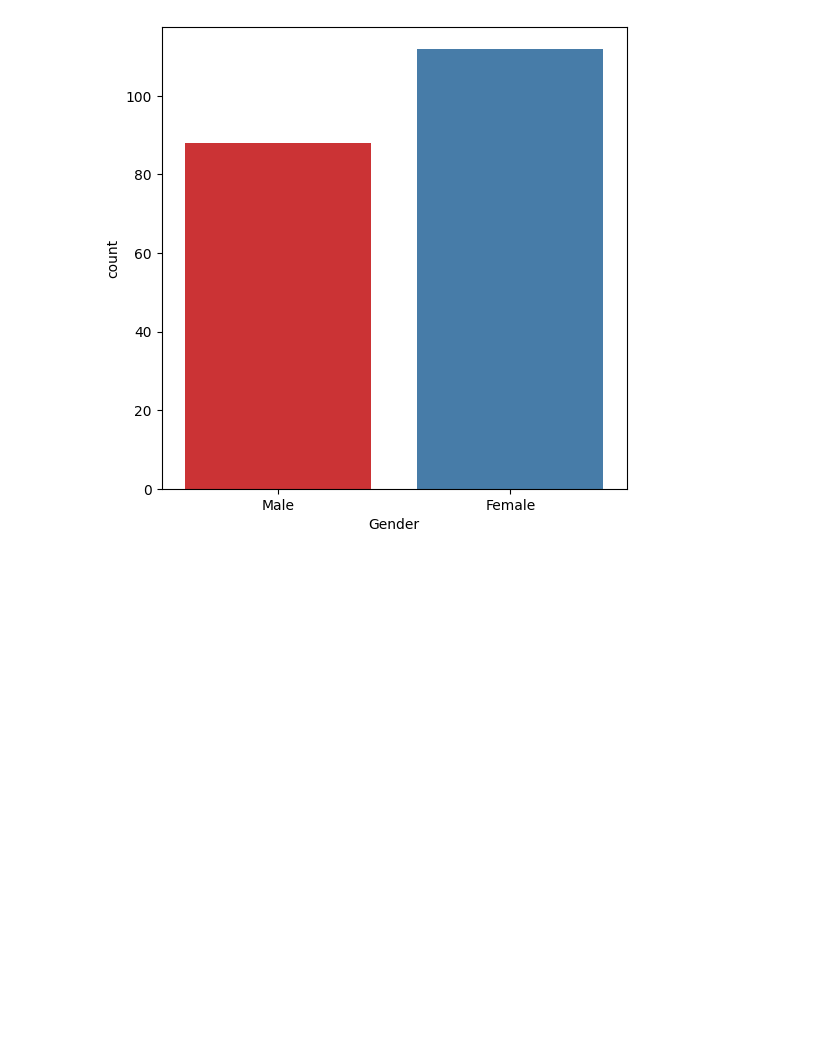
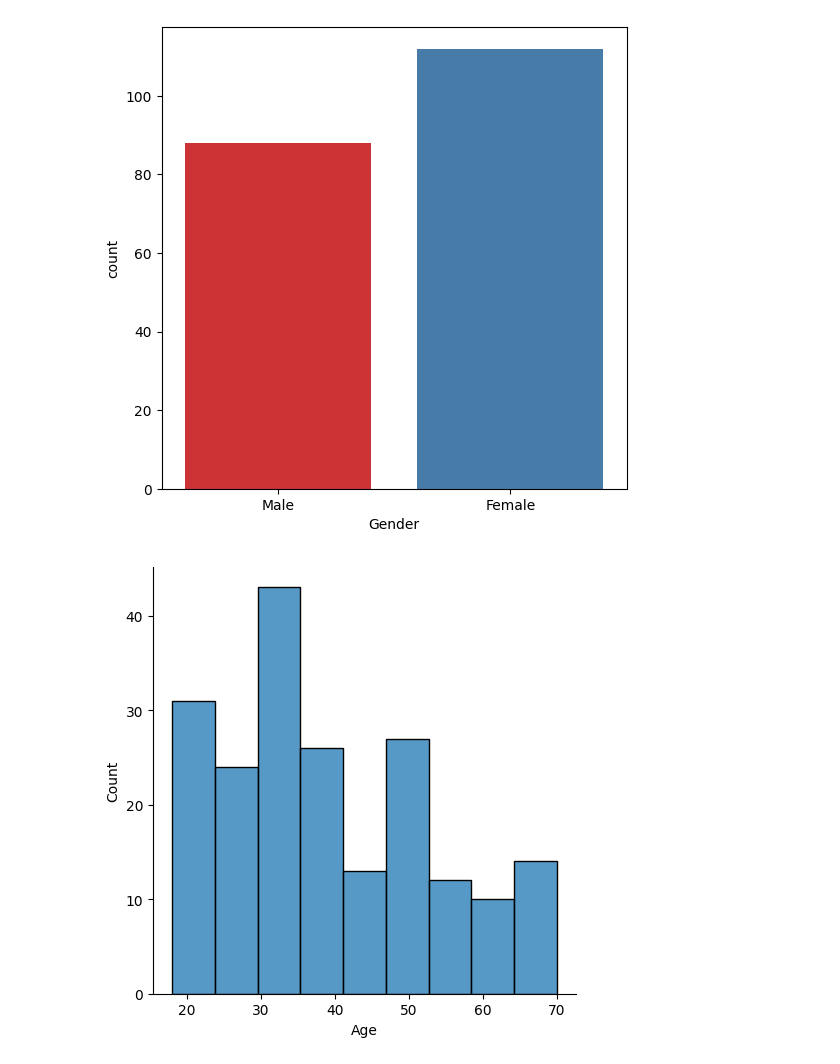
Before and after one commit to UmarMansyur/Artificial-Intelligence, a Jupyter notebook: K-Means/Method/Muhammad Umar Mansyur/k-means.ipynb, the cells around one changed output. Saved outputs shown, nothing was run; the diff lists cells and outputs as text; code cells hidden in the pictures; blank space fills up the shorter version.

```diff
--- a/K-Means/Method/Muhammad Umar Mansyur/k-means.ipynb
+++ b/K-Means/Method/Muhammad Umar Mansyur/k-means.ipynb
@@ -89,3 +89,10 @@ sns.countplot(x = 'Gender', data = data, palette='Set1')
 plt.show()
 # %% [output]
 [figure]
+# %%
+plt.Figure(figsize=(8, 6))
+sns.displot(data["Age"])
+plt.xlabel("Age")
+plt.show()
+# %% [output]
+[figure, added]
```
Also changed, not shown: parts of 10 cells of this notebook.
